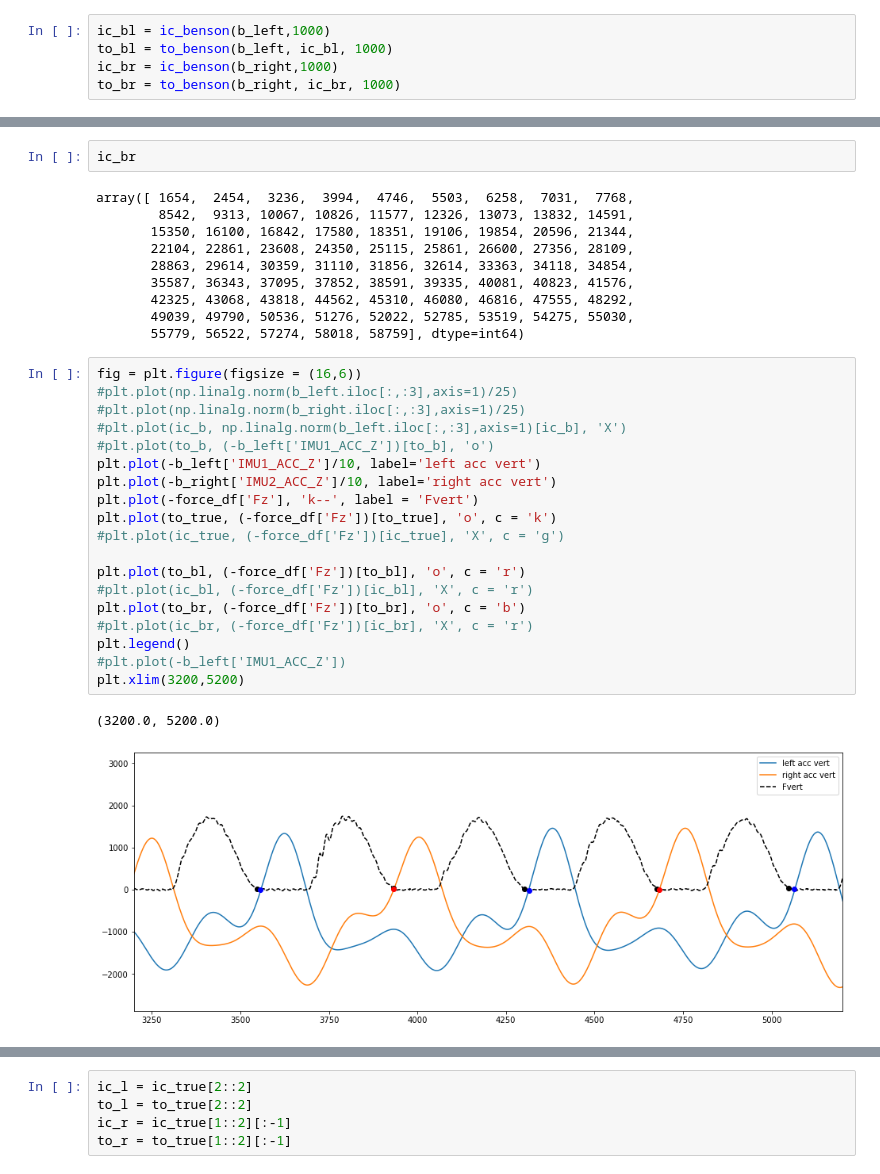
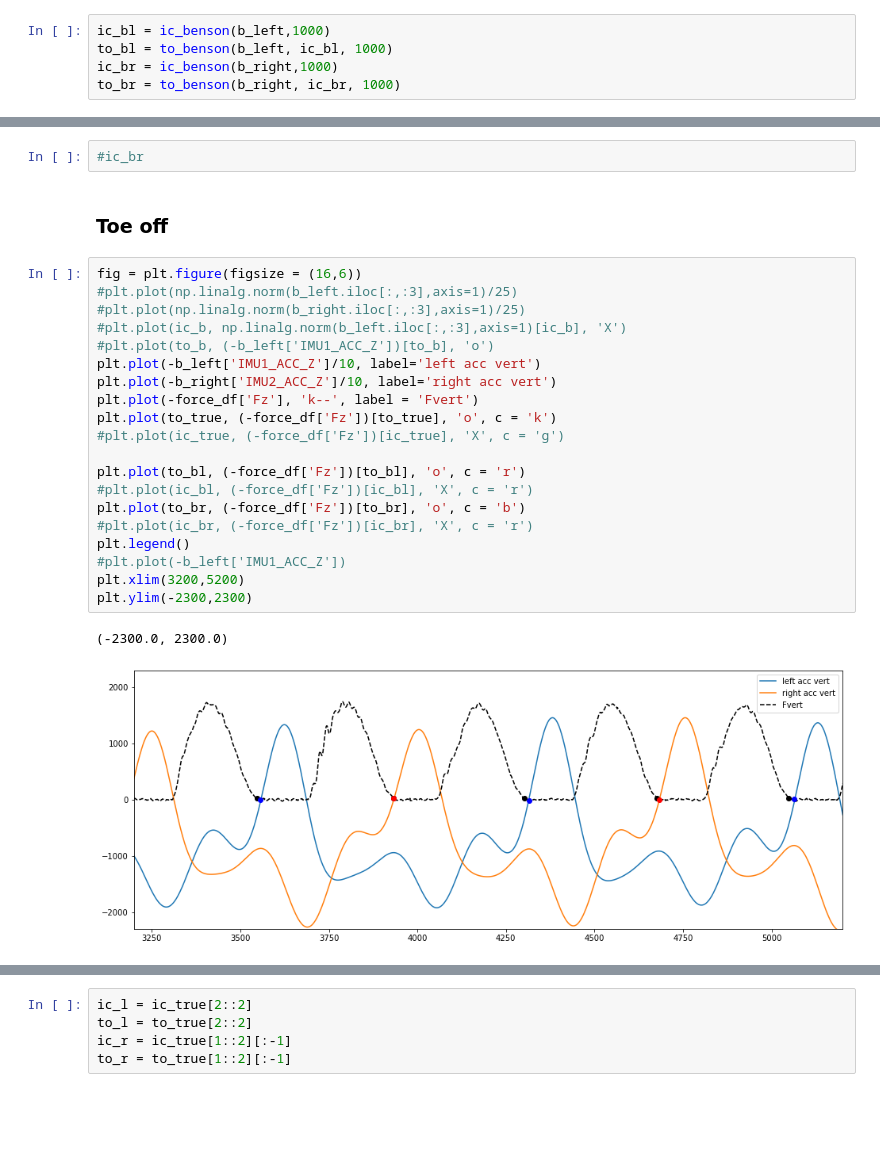
Before and after one commit to luceskywalker/TexSense, a Jupyter notebook: study1/jupyter/imu_events_lit/imu_events_lit.ipynb, the cells around one changed output, grey strips where cells are left out. Cells and saved outputs as stored; diff of their text form; blank space fills up the shorter version.

```diff
--- a/study1/jupyter/imu_events_lit/imu_events_lit.ipynb
+++ b/study1/jupyter/imu_events_lit/imu_events_lit.ipynb
@@ -159,34 +146,27 @@ array([ 2062,  2853,  3616,  4376,  5126,  5881,  6649,  7406,  8169,
 # %%
-ic_br
+#ic_br
-# %% [output]
-array([ 1654,  2454,  3236,  3994,  4746,  5503,  6258,  7031,  7768,
-        8542,  9313, 10067, 10826, 11577, 12326, 13073, 13832, 14591,
-       15350, 16100, 16842, 17580, 18351, 19106, 19854, 20596, 21344,
-       22104, 22861, 23608, 24350, 25115, 25861, 26600, 27356, 28109,
-       28863, 29614, 30359, 31110, 31856, 32614, 33363, 34118, 34854,
-       35587, 36343, 37095, 37852, 38591, 39335, 40081, 40823, 41576,
-       42325, 43068, 43818, 44562, 45310, 46080, 46816, 47555, 48292,
-       49039, 49790, 50536, 51276, 52022, 52785, 53519, 54275, 55030,
-       55779, 56522, 57274, 58018, 58759], dtype=int64)
+# %% [markdown]
+### Toe off
 # %%
 fig = plt.figure(figsize = (16,6))
 #plt.plot(np.linalg.norm(b_left.iloc[:,:3],axis=1)/25)
 #plt.plot(np.linalg.norm(b_right.iloc[:,:3],axis=1)/25)
 #plt.plot(ic_b, np.linalg.norm(b_left.iloc[:,:3],axis=1)[ic_b], 'X')
 #plt.plot(to_b, (-b_left['IMU1_ACC_Z'])[to_b], 'o')
 plt.plot(-b_left['IMU1_ACC_Z']/10, label='left acc vert')
 plt.plot(-b_right['IMU2_ACC_Z']/10, label='right acc vert')
 plt.plot(-force_df['Fz'], 'k--', label = 'Fvert')
 plt.plot(to_true, (-force_df['Fz'])[to_true], 'o', c = 'k')
 #plt.plot(ic_true, (-force_df['Fz'])[ic_true], 'X', c = 'g')
 
 plt.plot(to_bl, (-force_df['Fz'])[to_bl], 'o', c = 'r')
 #plt.plot(ic_bl, (-force_df['Fz'])[ic_bl], 'X', c = 'r')
 plt.plot(to_br, (-force_df['Fz'])[to_br], 'o', c = 'b')
 #plt.plot(ic_br, (-force_df['Fz'])[ic_br], 'X', c = 'r')
 plt.legend()
 #plt.plot(-b_left['IMU1_ACC_Z'])
 plt.xlim(3200,5200)
+plt.ylim(-2300,2300)
 # %% [output]
-(3200.0, 5200.0)
+(-2300.0, 2300.0)
-[figure, old version]
+[figure, new version]
```
Also changed, not shown: parts of 6 cells of this notebook.
